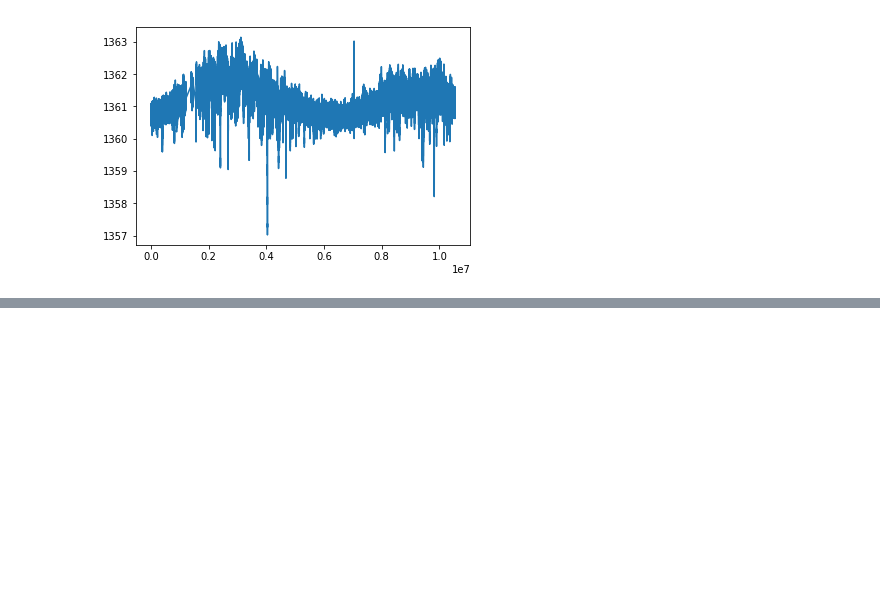
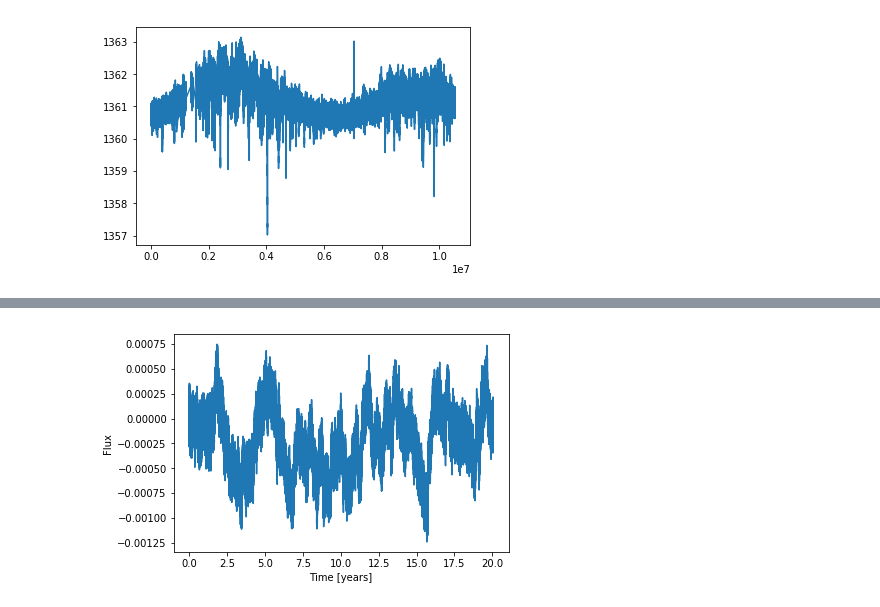
Before and after one commit to bmorris3/stash, a Jupyter notebook: examples/virgo.ipynb, the cells around one changed output, grey strips where cells are left out. Cells and saved outputs as stored; diff of their text form; code cells hidden in the pictures; blank space fills up the shorter version.

```diff
--- a/examples/virgo.ipynb
+++ b/examples/virgo.ipynb
@@ -366,0 +201,12 @@ plt.ylim([1e-4, 1e8])
+# %%
+sdo_times = np.arange(0, times[-1], 10)
+gp.compute(sdo_times)
+ytest = gp.sample()
+# %%
+plt.plot(sdo_times/60/24/365, ytest/fluxes.mean())
+np.save('inverted_psd.npy', np.vstack([sdo_times/60/24, ytest/fluxes.mean()]).T)
+plt.xlabel('Time [years]')
+plt.ylabel('Flux')
+plt.savefig('paper_plots/psd_sample.png', bbox_inches='tight', dpi=250)
+# %% [output]
+[figure, added]
```
Also changed, not shown: parts of 24 cells of this notebook, 2 other files.
